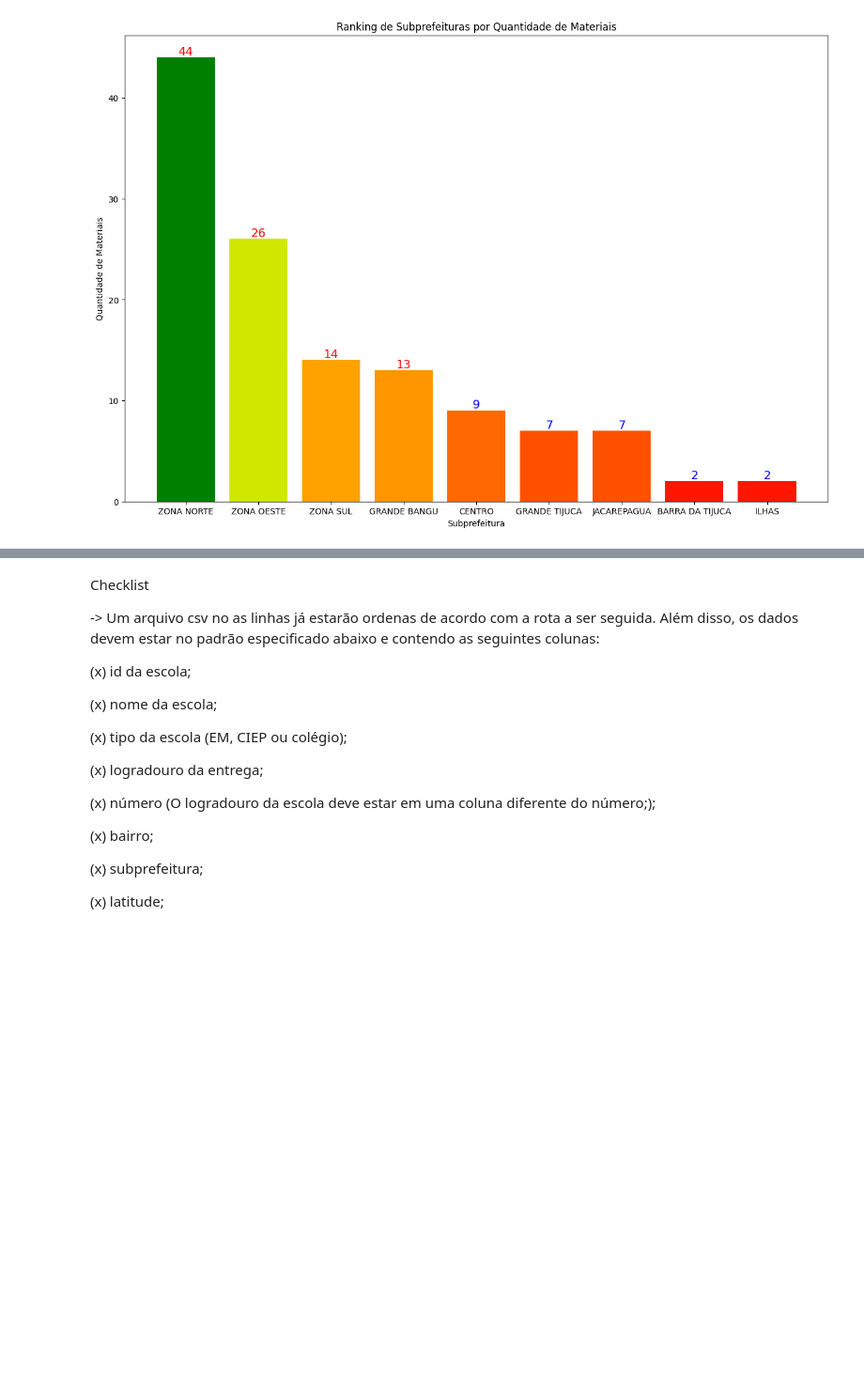
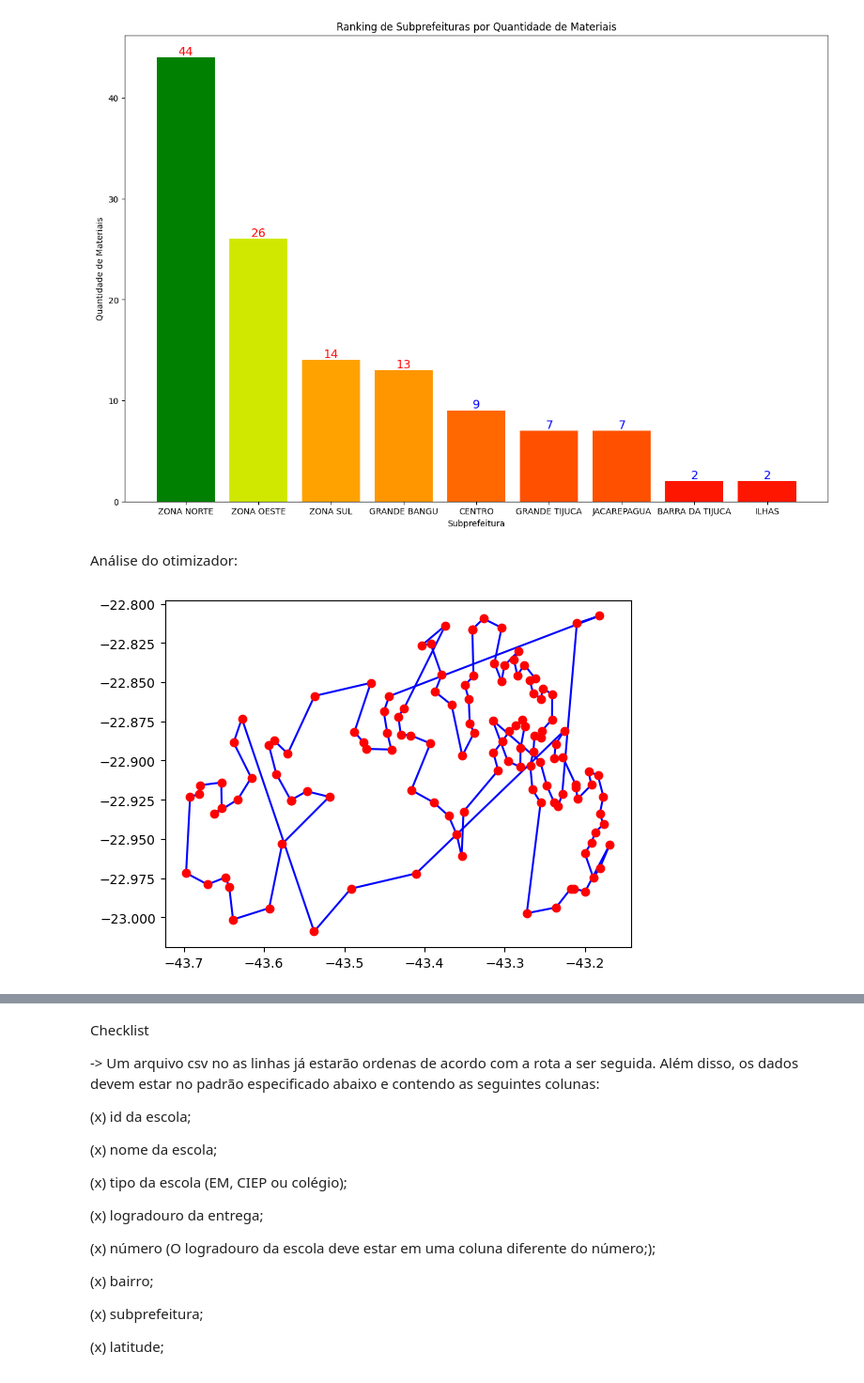
Before and after one commit to victorlemos1/tp-projetoescola, a Jupyter notebook: projeto.ipynb, the cells around one changed output, grey strips where cells are left out. Shown at 94% size. Drawn from its saved outputs; the diff is of its cells as text; code cells hidden in the pictures; blank space fills up the shorter version.

Commit message:
atualização do mapa otimizador

```diff
--- a/projeto.ipynb
+++ b/projeto.ipynb
@@ -486,6 +470,29 @@ for i in range(len(ranking_subprefeituras)):
 plt.show()
 # %% [output]
 [figure]
+# %% [markdown]
+Análise do otimizador:
+# %%
+import matplotlib.pyplot as plt
+
+# Cria uma nova figura
+plt.figure()
+
+# Desenha a rota: um segmento de linha entre cada ponto consecutivo
+for i in range(1, len(best_route)):
+    p1 = pontos_entrega[best_route[i-1]]
+    p2 = pontos_entrega[best_route[i]]
+    plt.plot([p1[1], p2[1]], [p1[0], p2[0]], 'b-')
+
+# Desenha os pontos de entrega
+lats = [p[0] for p in pontos_entrega]
+lons = [p[1] for p in pontos_entrega]
+plt.plot(lons, lats, 'ro')
+
+# Mostra o gráfico
+plt.show()
+# %% [output]
+[figure, added]
 # %%
 import folium
 
```
Also changed, not shown: parts of 6 cells of this notebook.
